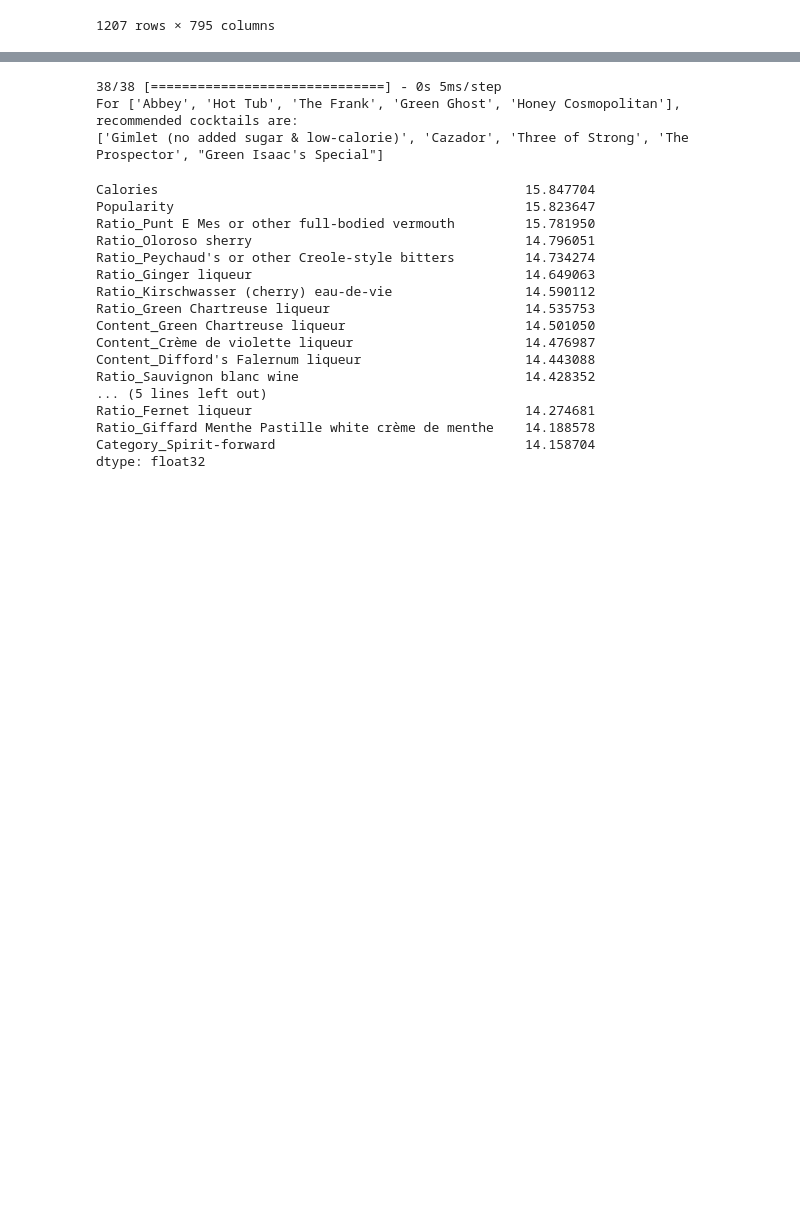
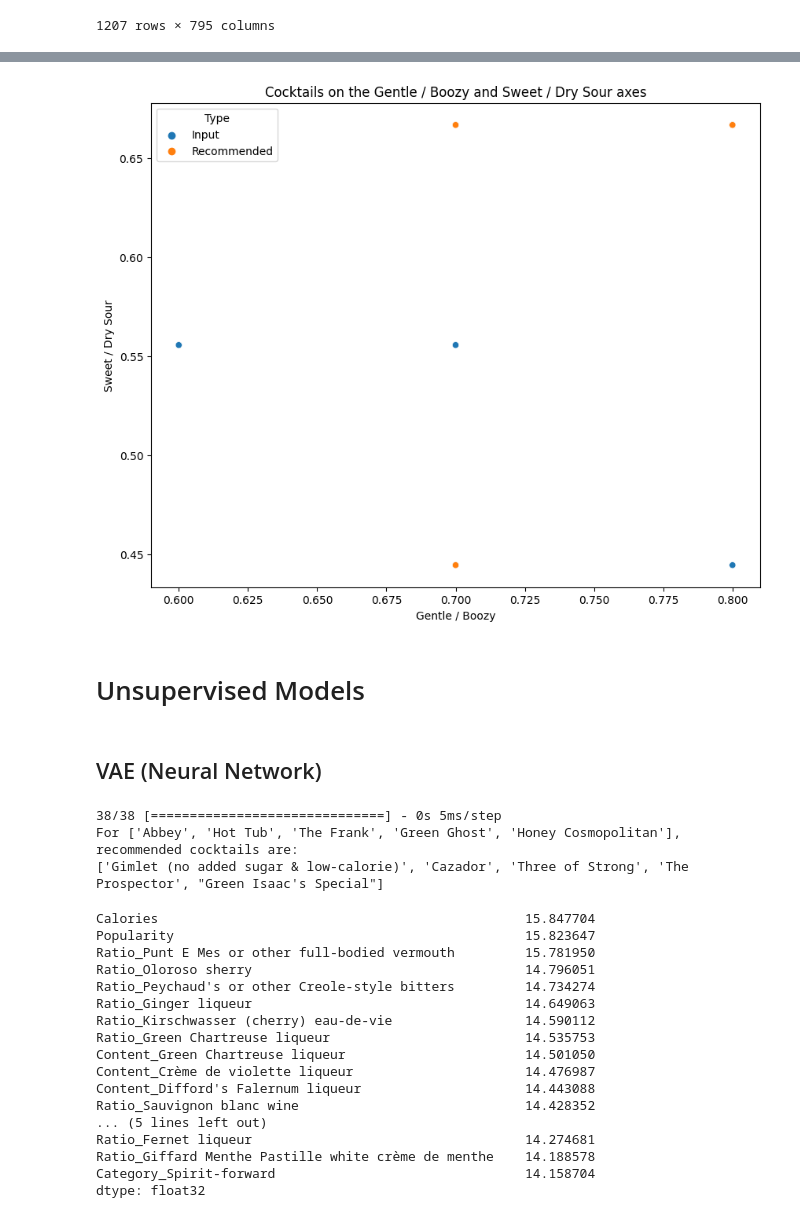
Before and after one commit to whodatboiii/Machine-Learning-Project-in-BA, a Jupyter notebook: difford_scrape.ipynb, the cells around one changed output, grey strips where cells are left out. Cells and saved outputs as stored; diff of their text form; code cells hidden in the pictures; blank space fills up the shorter version.

```diff
--- a/difford_scrape.ipynb
+++ b/difford_scrape.ipynb
@@ -737,3 +739,7 @@ df_scaled
 | It's Always Sunny | 0.5 | 0.555556 | 0.093510 | 0.268350 | 0.008811 | 0.0 | ... |
 | Mr. Bali Hai | 0.8 | 0.444444 | 0.131323 | 0.369129 | 0.049927 | 0.0 | ... |
 1207 rows × 795 columns
+# %%
+#We'll work with this set of cocktails
+cocktails_to_input = ["Abbey", "Hot Tub", "The Frank", "Green Ghost", "Honey Cosmopolitan"]
+cocktails_to_input_more = cocktails_to_input + ["Absinthe Sour", "Absolutely Fabulous", "Ace Of Clubs Daiquiri", "Mr. Bali Hai", "Achilles Heel"]
@@ -740,3 +815,23 @@ df_scaled
+# %%
+# Get feature values for input and recommended cocktails
+input_cocktails_features = df_scaled.loc[cocktails_to_input_more, ["Gentle / Boozy", "Sweet / Dry Sour"]]
+recommended_cocktails_features = df_scaled.loc[recommended_cocktails, ["Gentle / Boozy", "Sweet / Dry Sour"]]
+
+# Create a new DataFrame for the plot
+plot_df = pd.concat([input_cocktails_features, recommended_cocktails_features])
+plot_df['Type'] = ['Input'] * len(cocktails_to_input_more) + ['Recommended'] * len(recommended_cocktails)
+
+# Create the scatter plot
+plt.figure(figsize=(10, 8))
+sns.scatterplot(data=plot_df, x='Gentle / Boozy', y='Sweet / Dry Sour', hue='Type')
+plt.title('Cocktails on the Gentle / Boozy and Sweet / Dry Sour axes')
+plt.show()
+# %% [output]
+[figure, added]
+# %% [markdown]
+# Unsupervised Models
+# %% [markdown]
+## VAE (Neural Network)
 # %%
 # Size of the latent space
 latent_dim = 1024  # or set it to any other number you want
```
Also changed, not shown: parts of 15 cells of this notebook.
